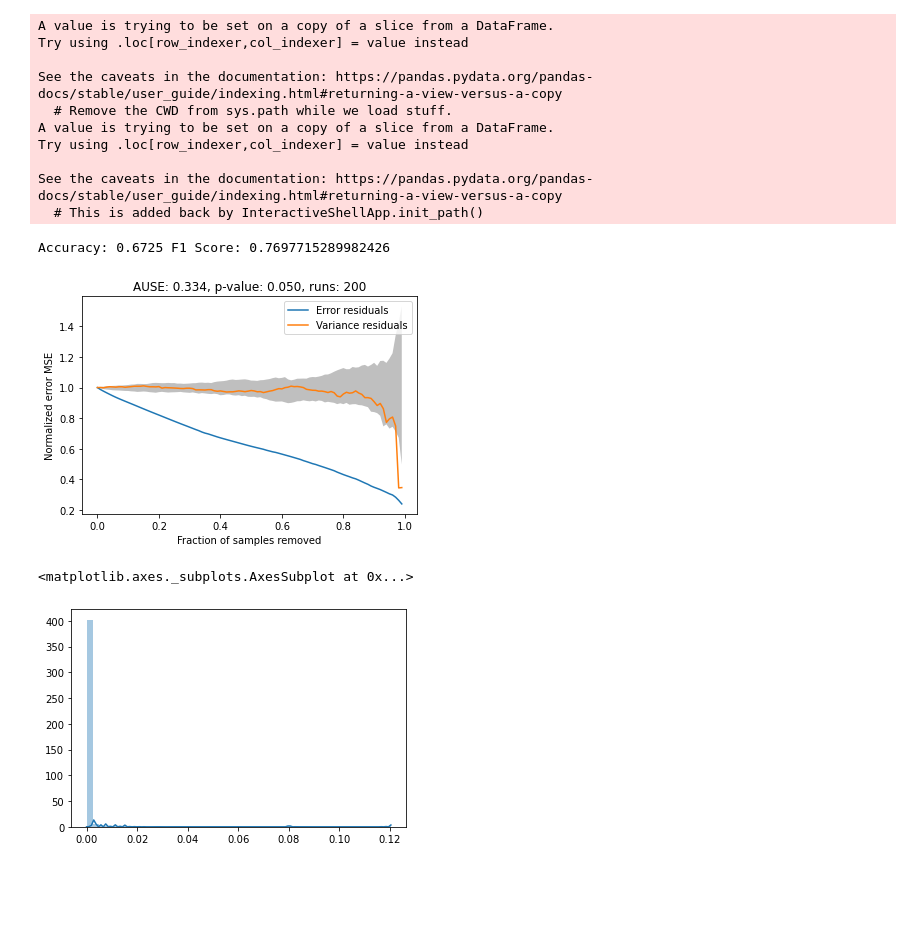
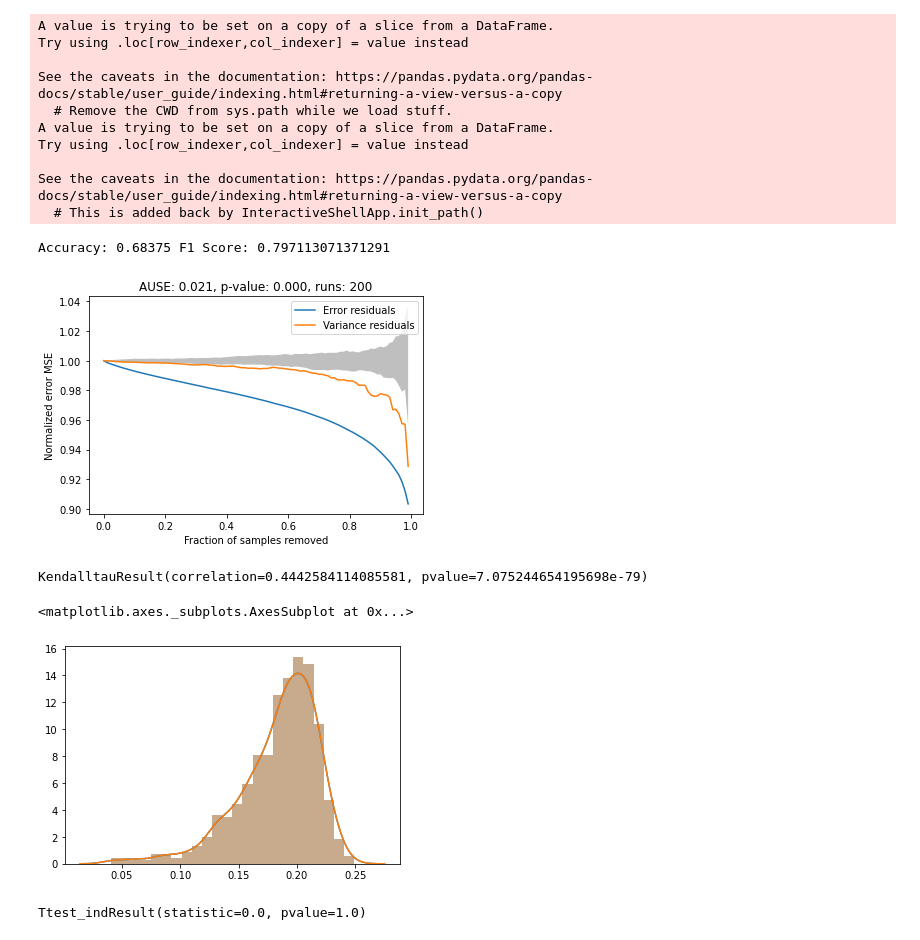
Before and after one commit to sharma-divyanshu/uncertainty_analysis, a Jupyter notebook: comparisons.ipynb, the cells around one changed output. Drawn from its saved outputs; the diff is of its cells as text; code cells hidden in the pictures; blank space fills up the shorter version.

```diff
--- a/comparisons.ipynb
+++ b/comparisons.ipynb
@@ -120,8 +99,8 @@ White wine
 w_wine = pd.read_csv('data/winequality-white.csv', sep=";")
 w_wine_s = w_wine.sort_values(by='alcohol')
 
-w_wine_ood = w_wine_s[2000:2400]
-w_wine_id = w_wine_s.drop(range(2000,2400,1))
+w_wine_ood = w_wine_s[2000:2800]
+w_wine_id = w_wine_s.drop(range(2000,2800,1))
 
 w_wine_id['label'] = w_wine_id['quality'] > 5
 w_wine_id['label'] = w_wine_id['label'].astype(int)
@@ -145,9 +124,9 @@ Try using .loc[row_indexer,col_indexer] = value instead
 See the caveats in the documentation: https://pandas.pydata.org/pandas-docs/stable/user_guide/indexing.html#returning-a-view-versus-a-copy
   # This is added back by InteractiveShellApp.init_path()
 # %%
-kernel = 'rbf'
+kernel = 'linear'
 loss = 'trace_meanfield_elbo'
-induced_points_method = 'kmeans'
+induced_points_method = 'random'
 
 model = GPSparseBayesModel(**{"random_seed": 7200,
                               "num_induced_samples": 'sqrt',
@@ -161,10 +140,21 @@ pred_probs, pred_vars, pred_labels = model.test(X_test, None)
 print("Accuracy:", accuracy_score(y_test, pred_labels), "F1 Score:", f1_score(y_test, pred_labels))
 permutation_test_ause(pred_probs, pred_vars, y_test)
 # %% [output]
-Accuracy: 0.6725 F1 Score: 0.7697715289982426
+Accuracy: 0.68375 F1 Score: 0.797113071371291
-[figure, old version]
+[figure, new version]
+# %%
+from scipy.stats import kendalltau, ttest_ind
+
+kendalltau(pred_vars1, pred_vars2)
+# %% [output]
+KendalltauResult(correlation=0.4442584114085581, pvalue=7.075244654195698e-79)
 # %%
 sns.distplot(pred_vars)
+sns.distplot(pred_vars2)
 # %% [output]
 <matplotlib.axes._subplots.AxesSubplot at 0x...>
-[figure, old version]
+[figure, new version]
+# %%
+ttest_ind(pred_vars2, pred_vars2)
+# %% [output]
+Ttest_indResult(statistic=0.0, pvalue=1.0)
```
Also changed, not shown: parts of 5 cells of this notebook.
